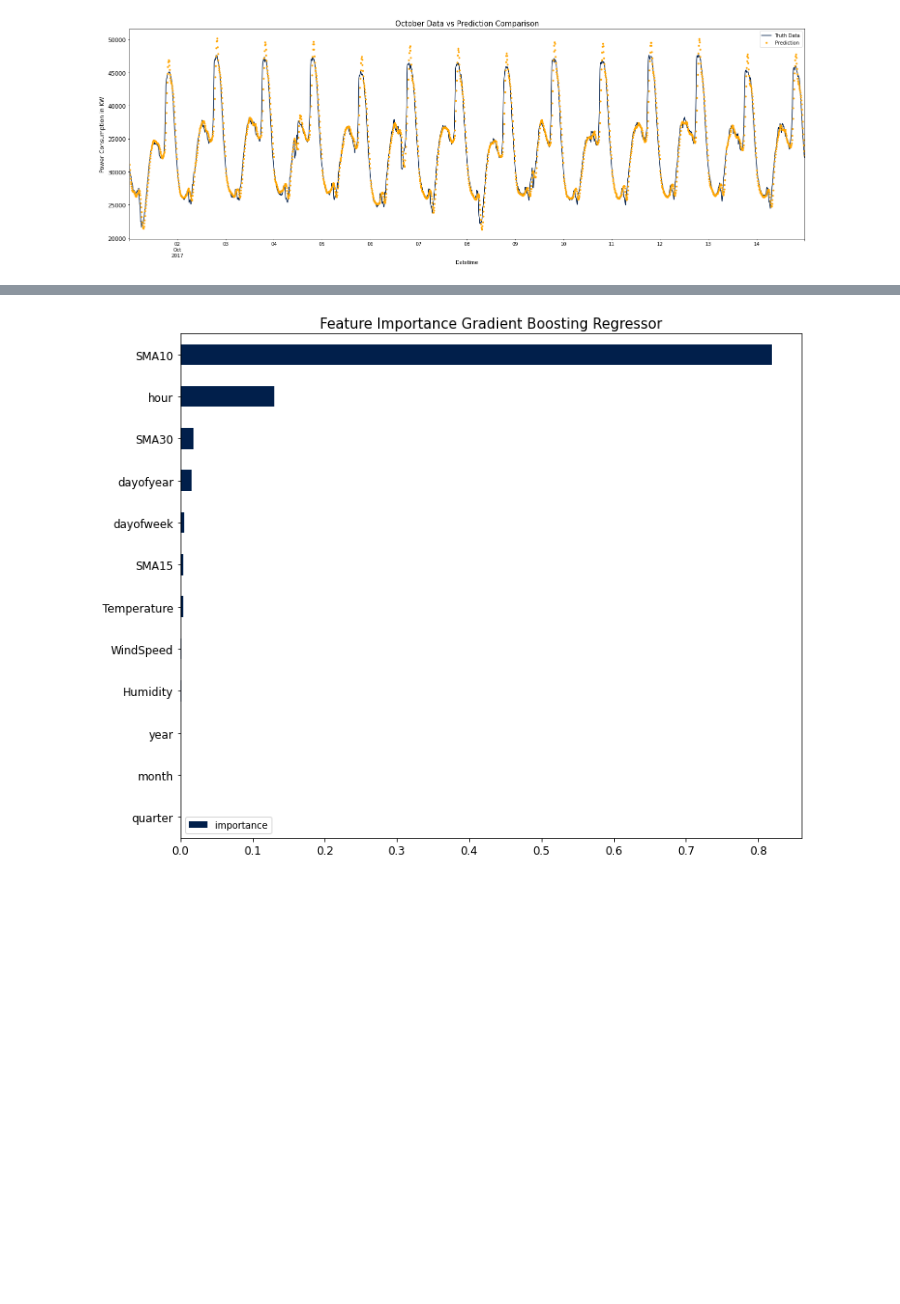
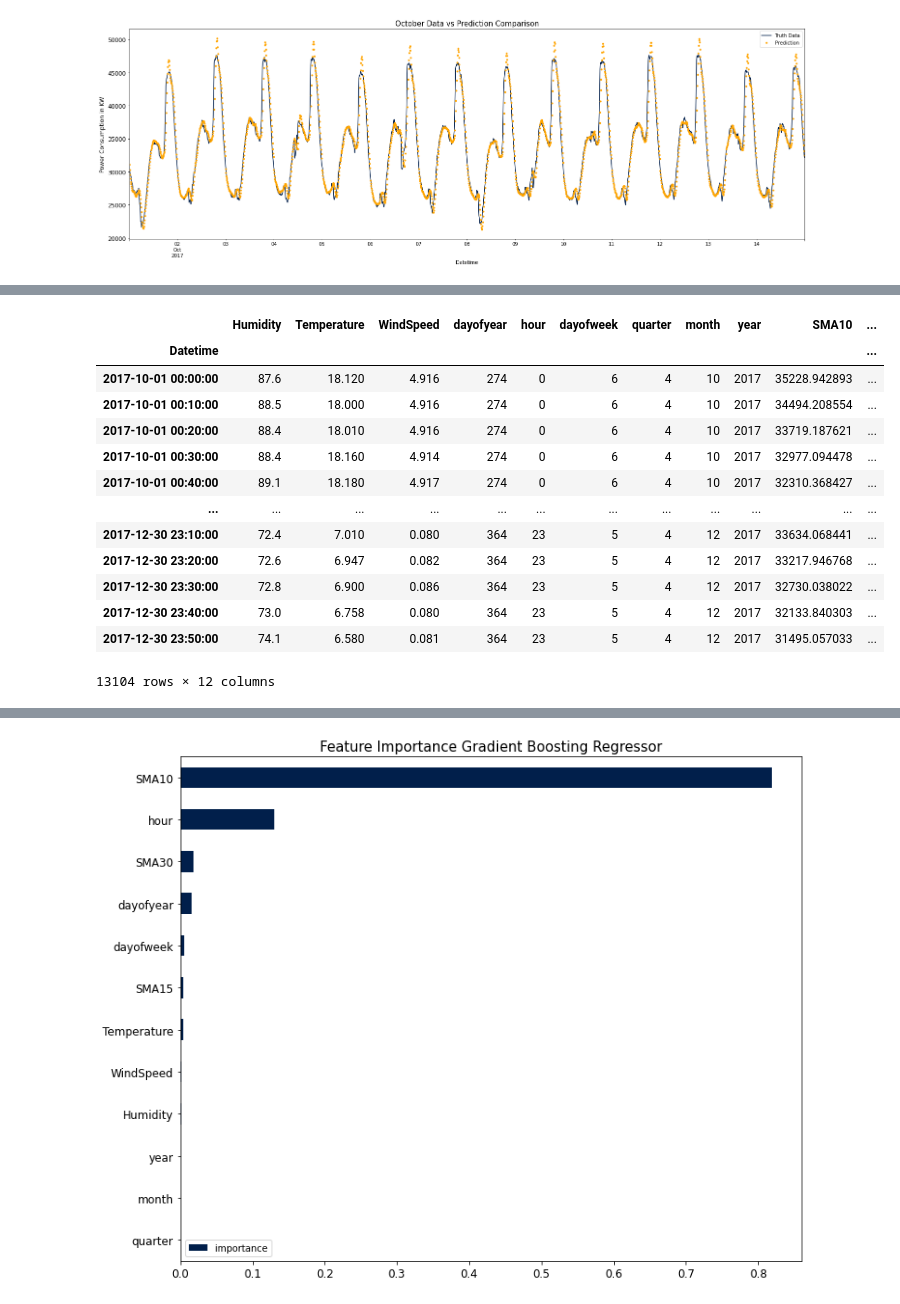
Before and after one commit to thedeveloper2104/NASH_2023_bro_code, a Jupyter notebook: NASH_Bro_Code_Energy_Streamliner.ipynb, the cells around one changed output, grey strips where cells are left out. Saved outputs shown, nothing was run; the diff lists cells and outputs as text; code cells hidden in the pictures; blank space fills up the shorter version.

```diff
--- a/NASH_Bro_Code_Energy_Streamliner.ipynb
+++ b/NASH_Bro_Code_Energy_Streamliner.ipynb
@@ -30,7 +13,7 @@ from sklearn.metrics import mean_squared_error
 import sklearn.metrics as metrics
 # %%
 ## Load data using pandas read_csv method
-df = pd.read_csv('/content/sample_data/powerconsumption.csv')
+df = pd.read_csv('consumption_data.csv')
 
 #Setting index to Datetime
 df = df.set_index('Datetime')
@@ -309,3 +287,20 @@ regression_results(y_test['PowerConsumption_Zone1'], y_test['prediction'])
+# %%
+X_test
+# %% [output]
+|  | Humidity | Temperature | WindSpeed | dayofyear | hour | dayofweek | quarter | month | year | SMA10 | ... |
+| Datetime |  |  |  |  |  |  |  |  |  |  | ... |
+| 2017-10-01 00:00:00 | 87.6 | 18.120 | 4.916 | 274 | 0 | 6 | 4 | 10 | 2017 | 35228.942893 | ... |
+| 2017-10-01 00:10:00 | 88.5 | 18.000 | 4.916 | 274 | 0 | 6 | 4 | 10 | 2017 | 34494.208554 | ... |
+| 2017-10-01 00:20:00 | 88.4 | 18.010 | 4.916 | 274 | 0 | 6 | 4 | 10 | 2017 | 33719.187621 | ... |
+| 2017-10-01 00:30:00 | 88.4 | 18.160 | 4.914 | 274 | 0 | 6 | 4 | 10 | 2017 | 32977.094478 | ... |
+| 2017-10-01 00:40:00 | 89.1 | 18.180 | 4.917 | 274 | 0 | 6 | 4 | 10 | 2017 | 32310.368427 | ... |
+| ... | ... | ... | ... | ... | ... | ... | ... | ... | ... | ... | ... |
+| 2017-12-30 23:10:00 | 72.4 | 7.010 | 0.080 | 364 | 23 | 5 | 4 | 12 | 2017 | 33634.068441 | ... |
+| 2017-12-30 23:20:00 | 72.6 | 6.947 | 0.082 | 364 | 23 | 5 | 4 | 12 | 2017 | 33217.946768 | ... |
+| 2017-12-30 23:30:00 | 72.8 | 6.900 | 0.086 | 364 | 23 | 5 | 4 | 12 | 2017 | 32730.038022 | ... |
+| 2017-12-30 23:40:00 | 73.0 | 6.758 | 0.080 | 364 | 23 | 5 | 4 | 12 | 2017 | 32133.840303 | ... |
+| 2017-12-30 23:50:00 | 74.1 | 6.580 | 0.081 | 364 | 23 | 5 | 4 | 12 | 2017 | 31495.057033 | ... |
+13104 rows × 12 columns
 # %%
 #Defining XGB model and fitting
 reg = xgb.XGBRegressor(base_score=0.5, booster='gbtree',
```
Also changed, not shown: parts of 7 cells of this notebook.
